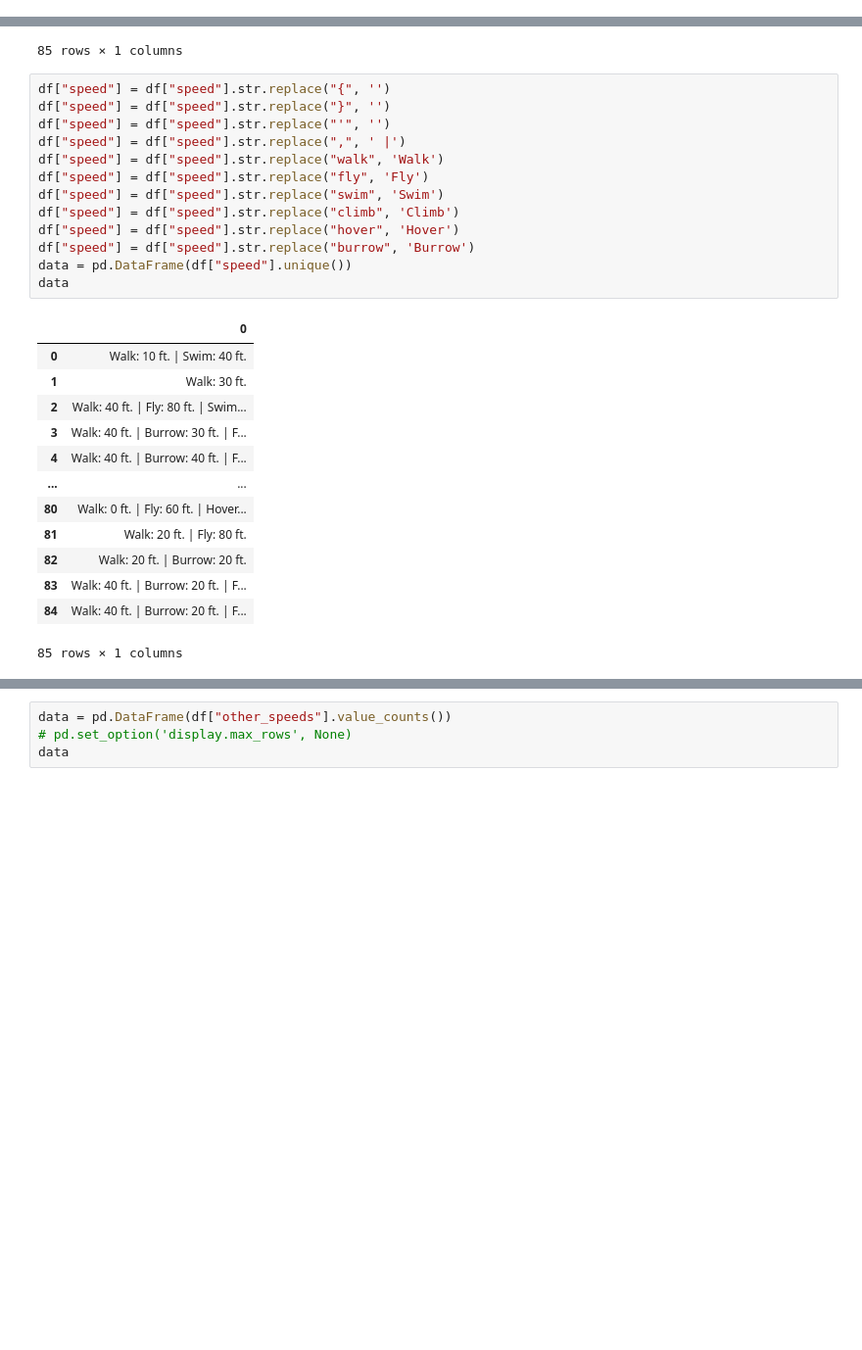
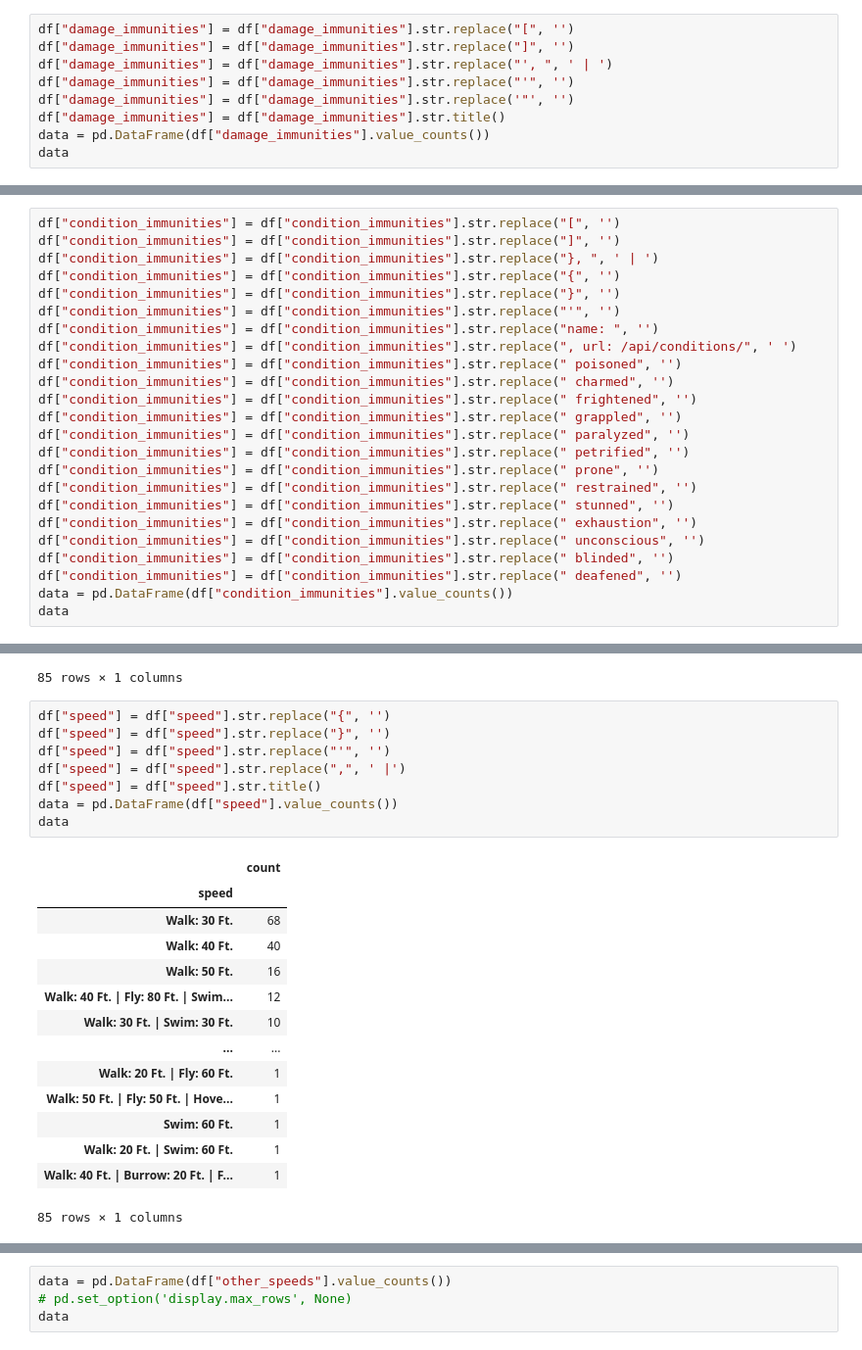
Before and after one commit to laureng97/Project-4--DND-Challenge-Ratings, a Jupyter notebook: CSV-to-SQL + Cleaning.ipynb, the cells around one changed output, grey strips where cells are left out. Shown at 98% size. Cells and saved outputs as stored; diff of their text form; blank space fills up the shorter version.

```diff
--- a/CSV-to-SQL + Cleaning.ipynb
+++ b/CSV-to-SQL + Cleaning.ipynb
@@ -90,0 +189,9 @@ Columns which need stripping
+# %%
+df["damage_immunities"] = df["damage_immunities"].str.replace("[", '')
+df["damage_immunities"] = df["damage_immunities"].str.replace("]", '')
+df["damage_immunities"] = df["damage_immunities"].str.replace("', ", ' | ')
+df["damage_immunities"] = df["damage_immunities"].str.replace("'", '')
+df["damage_immunities"] = df["damage_immunities"].str.replace('"', '')
+df["damage_immunities"] = df["damage_immunities"].str.title()
+data = pd.DataFrame(df["damage_immunities"].value_counts())
+data
@@ -90,0 +240,24 @@ Columns which need stripping
+# %%
+df["condition_immunities"] = df["condition_immunities"].str.replace("[", '')
+df["condition_immunities"] = df["condition_immunities"].str.replace("]", '')
+df["condition_immunities"] = df["condition_immunities"].str.replace("}, ", ' | ')
+df["condition_immunities"] = df["condition_immunities"].str.replace("{", '')
+df["condition_immunities"] = df["condition_immunities"].str.replace("}", '')
+df["condition_immunities"] = df["condition_immunities"].str.replace("'", '')
+df["condition_immunities"] = df["condition_immunities"].str.replace("name: ", '')
+df["condition_immunities"] = df["condition_immunities"].str.replace(", url: /api/conditions/", ' ')
+df["condition_immunities"] = df["condition_immunities"].str.replace(" poisoned", '')
+df["condition_immunities"] = df["condition_immunities"].str.replace(" charmed", '')
+df["condition_immunities"] = df["condition_immunities"].str.replace(" frightened", '')
+df["condition_immunities"] = df["condition_immunities"].str.replace(" grappled", '')
+df["condition_immunities"] = df["condition_immunities"].str.replace(" paralyzed", '')
+df["condition_immunities"] = df["condition_immunities"].str.replace(" petrified", '')
+df["condition_immunities"] = df["condition_immunities"].str.replace(" prone", '')
+df["condition_immunities"] = df["condition_immunities"].str.replace(" restrained", '')
+df["condition_immunities"] = df["condition_immunities"].str.replace(" stunned", '')
+df["condition_immunities"] = df["condition_immunities"].str.replace(" exhaustion", '')
+df["condition_immunities"] = df["condition_immunities"].str.replace(" unconscious", '')
+df["condition_immunities"] = df["condition_immunities"].str.replace(" blinded", '')
+df["condition_immunities"] = df["condition_immunities"].str.replace(" deafened", '')
+data = pd.DataFrame(df["condition_immunities"].value_counts())
+data
@@ -110,29 +309,25 @@ data
 # %%
 df["speed"] = df["speed"].str.replace("{", '')
 df["speed"] = df["speed"].str.replace("}", '')
 df["speed"] = df["speed"].str.replace("'", '')
 df["speed"] = df["speed"].str.replace(",", ' |')
-df["speed"] = df["speed"].str.replace("walk", 'Walk')
-df["speed"] = df["speed"].str.replace("fly", 'Fly')
-df["speed"] = df["speed"].str.replace("swim", 'Swim')
-df["speed"] = df["speed"].str.replace("climb", 'Climb')
-df["speed"] = df["speed"].str.replace("hover", 'Hover')
-df["speed"] = df["speed"].str.replace("burrow", 'Burrow')
-data = pd.DataFrame(df["speed"].unique())
+df["speed"] = df["speed"].str.title()
+data = pd.DataFrame(df["speed"].value_counts())
 data
 # %% [output]
-|  | 0 |
-| 0 | Walk: 10 ft. | Swim: 40 ft. |
-| 1 | Walk: 30 ft. |
-| 2 | Walk: 40 ft. | Fly: 80 ft. | Swim... |
-| 3 | Walk: 40 ft. | Burrow: 30 ft. | F... |
-| 4 | Walk: 40 ft. | Burrow: 40 ft. | F... |
+|  | count |
+| speed |  |
+| Walk: 30 Ft. | 68 |
+| Walk: 40 Ft. | 40 |
+| Walk: 50 Ft. | 16 |
+| Walk: 40 Ft. | Fly: 80 Ft. | Swim... | 12 |
+| Walk: 30 Ft. | Swim: 30 Ft. | 10 |
 | ... | ... |
-| 80 | Walk: 0 ft. | Fly: 60 ft. | Hover... |
-| 81 | Walk: 20 ft. | Fly: 80 ft. |
-| 82 | Walk: 20 ft. | Burrow: 20 ft. |
-| 83 | Walk: 40 ft. | Burrow: 20 ft. | F... |
-| 84 | Walk: 40 ft. | Burrow: 20 ft. | F... |
+| Walk: 20 Ft. | Fly: 60 Ft. | 1 |
+| Walk: 50 Ft. | Fly: 50 Ft. | Hove... | 1 |
+| Swim: 60 Ft. | 1 |
+| Walk: 20 Ft. | Swim: 60 Ft. | 1 |
+| Walk: 40 Ft. | Burrow: 20 Ft. | F... | 1 |
 85 rows × 1 columns
 # %%
 data = pd.DataFrame(df["proficiencies"].value_counts())
```
Also changed, not shown: parts of 16 cells of this notebook, 1 other file.
